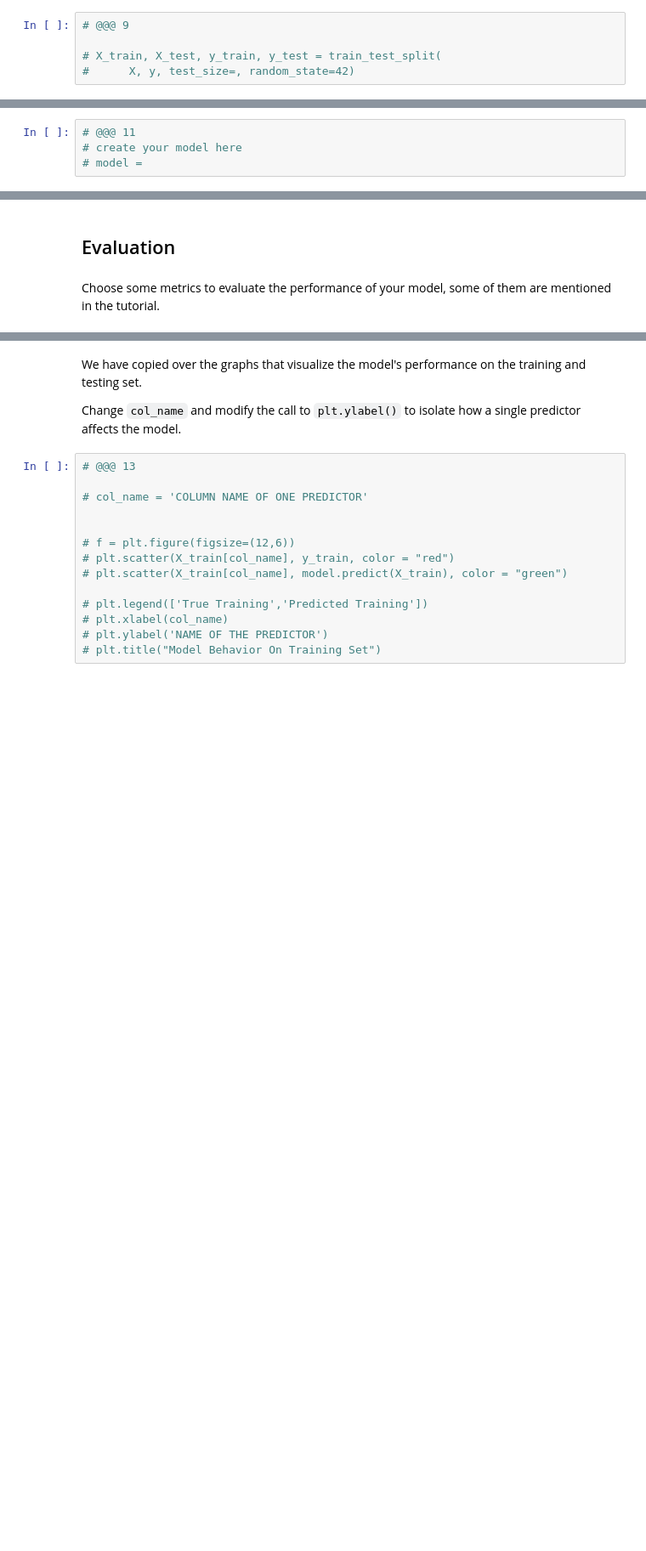
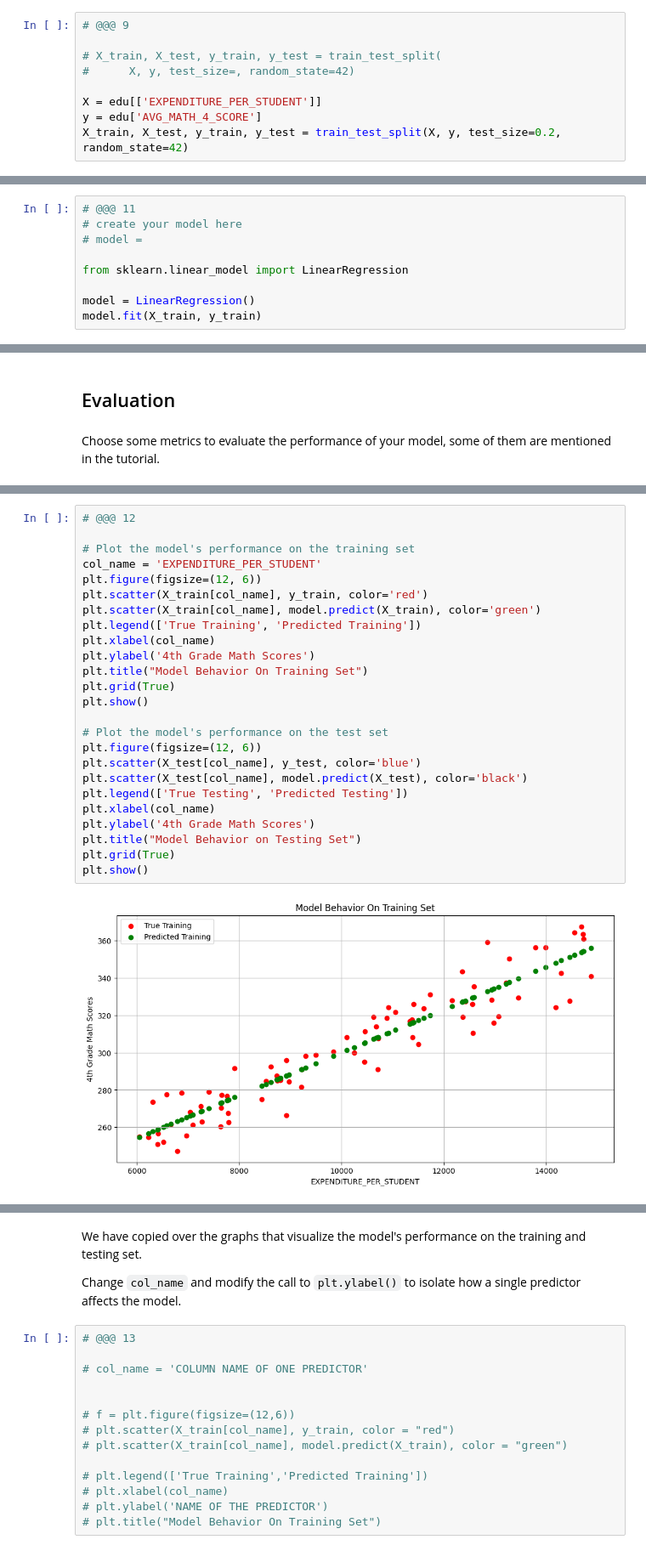
Before and after one commit to audreyll2/MDST-Tutorial, a Jupyter notebook: checkpoint1.ipynb, the cells around one changed output, grey strips where cells are left out. Shown: that part at 85% size. Drawn from its saved outputs; the diff is of its cells as text; blank space fills up the shorter version.

```diff
--- a/checkpoint1.ipynb
+++ b/checkpoint1.ipynb
@@ -214,6 +313,10 @@ ModuleNotFoundError: No module named 'sklearn'
 
 # X_train, X_test, y_train, y_test = train_test_split(
 #      X, y, test_size=, random_state=42)
+
+X = edu[['EXPENDITURE_PER_STUDENT']]
+y = edu['AVG_MATH_4_SCORE']
+X_train, X_test, y_train, y_test = train_test_split(X, y, test_size=0.2, random_state=42)
 # %% [markdown]
 <h2> Prediction </h2>
 # %% [markdown]
@@ -225,3 +328,8 @@ ML Models [Resource](https://medium.com/@vijaya.beeravalli/comparison-of-machine
 # @@@ 11
 # create your model here
 # model =
+
+from sklearn.linear_model import LinearRegression
+
+model = LinearRegression()
+model.fit(X_train, y_train)
@@ -237,0 +348,27 @@ Choose some metrics to evaluate the performance of your model, some of them are
+# %%
+# @@@ 12
+
+# Plot the model's performance on the training set
+col_name = 'EXPENDITURE_PER_STUDENT'
+plt.figure(figsize=(12, 6))
+plt.scatter(X_train[col_name], y_train, color='red')
+plt.scatter(X_train[col_name], model.predict(X_train), color='green')
+plt.legend(['True Training', 'Predicted Training'])
+plt.xlabel(col_name)
+plt.ylabel('4th Grade Math Scores')
+plt.title("Model Behavior On Training Set")
+plt.grid(True)
+plt.show()
+
+# Plot the model's performance on the test set
+plt.figure(figsize=(12, 6))
+plt.scatter(X_test[col_name], y_test, color='blue')
+plt.scatter(X_test[col_name], model.predict(X_test), color='black')
+plt.legend(['True Testing', 'Predicted Testing'])
+plt.xlabel(col_name)
+plt.ylabel('4th Grade Math Scores')
+plt.title("Model Behavior on Testing Set")
+plt.grid(True)
+plt.show()
+# %% [output]
+[figure, added]
```
Also changed, not shown: parts of 12 cells of this notebook.
